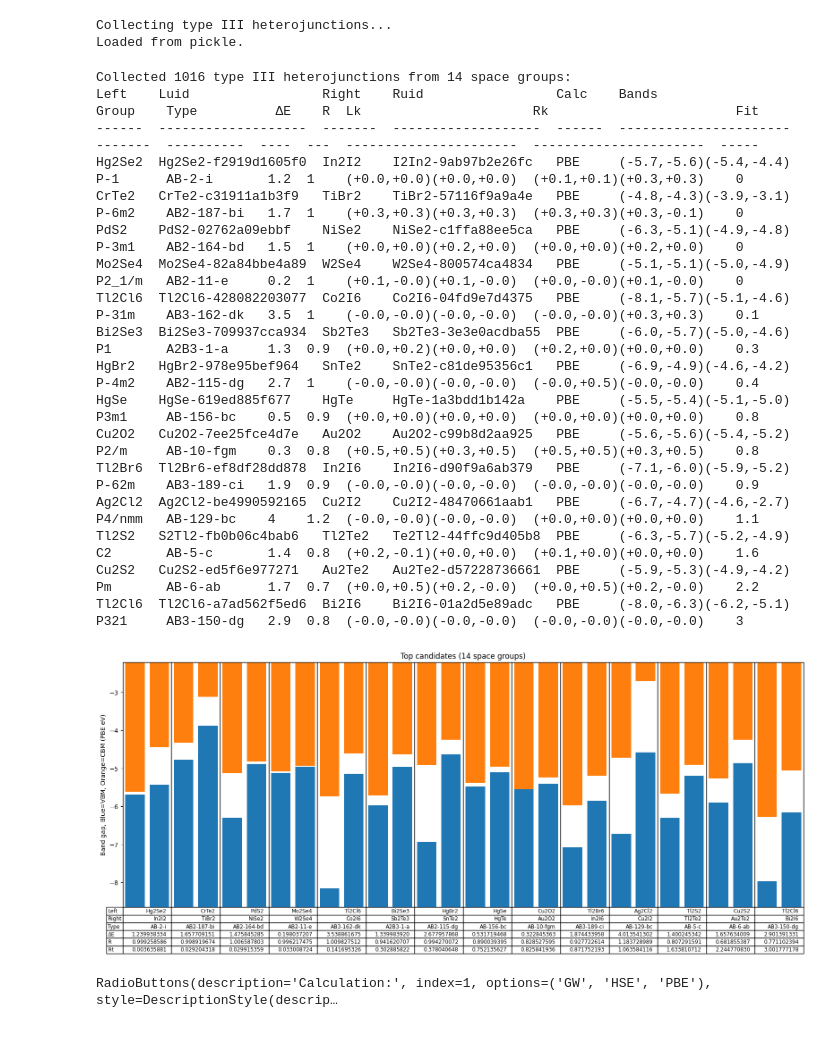
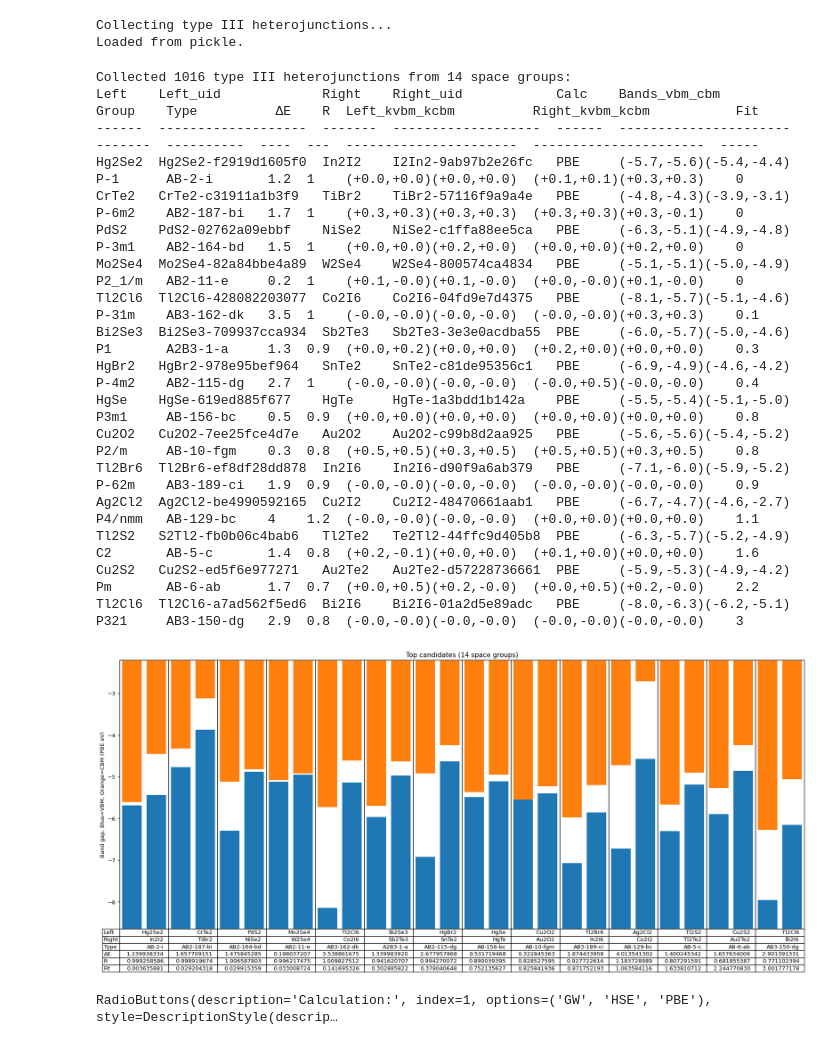
Before and after one commit to MayCXC/DIPC, a Jupyter notebook: topinsulators.ipynb, the cells around one changed output. Saved outputs shown, nothing was run; the diff lists cells and outputs as text; code cells hidden in the pictures.

```diff
--- a/topinsulators.ipynb
+++ b/topinsulators.ipynb
@@ -5,10 +11,5 @@ if not ( path.exists('c2db.db') or path.exists('typeIII.pickle') ):
 # %%
 import sys
-try:
-    import ase.db
-except ImportError:
-    !{sys.executable} -m pip install ase asr gpaw
-    import ase.db
 import pickle
 from itertools import product
 from enum import IntEnum
@@ -112,17 +113,17 @@ def candidate(left, right):
 
 Headers = IntEnum('Headers',( # Column titles
         'Left',
-        'Luid',
+        'Left_uid',
         'Right',
-        'Ruid',
+        'Right_uid',
         'Calc',
-        'Bands',
+        'Bands_vbm_cbm',
         'Group',
         'Type',
         'ΔE',
         'R',
-        'Lk',
-        'Rk',
+        'Left_kvbm_kcbm',
+        'Right_kvbm_kcbm',
         'Fit'
     ),
     start=0
@@ -176,11 +177,11 @@ def pretty(row, calc, figs, plus=False):
         row[i][row[Headers.Calc].index(calc)]
             if i == Headers.Calc else
         points.format(*row[i][row[Headers.Calc].index(calc)])
-            if i == Headers.Bands else
+            if i == Headers.Bands_vbm_cbm else
         fmt.format(row[i][row[Headers.Calc].index(calc)])
             if i == Headers.ΔE else
         points.format(row[i][0][0], row[i][0][1], row[i][1][0], row[i][1][1])
-            if i in (Headers.Lk, Headers.Rk) else
+            if i in (Headers.Left_kvbm_kcbm, Headers.Right_kvbm_kcbm) else
         fmt.format(row[i])
             if isinstance(row[i],float) else
         row[i]
@@ -193,7 +194,7 @@ print(tabulate( # Print a table of the best pairs
 ))
 # %% [output]
 Collected 1016 type III heterojunctions from 14 space groups:
-Left    Luid                 Right    Ruid                 Calc    Bands                   Group    Type          ΔE    R  Lk                      Rk                        Fit
+Left    Left_uid             Right    Right_uid            Calc    Bands_vbm_cbm           Group    Type          ΔE    R  Left_kvbm_kcbm          Right_kvbm_kcbm           Fit
 ------  -------------------  -------  -------------------  ------  ----------------------  -------  ----------  ----  ---  ----------------------  ----------------------  -----
 Hg2Se2  Hg2Se2-f2919d1605f0  In2I2    I2In2-9ab97b2e26fc   PBE     (-5.7,-5.6)(-5.4,-4.4)  P-1      AB-2-i       1.2  1    (+0.0,+0.0)(+0.0,+0.0)  (+0.1,+0.1)(+0.3,+0.3)    0
 CrTe2   CrTe2-c31911a1b3f9   TiBr2    TiBr2-57116f9a9a4e   PBE     (-4.8,-4.3)(-3.9,-3.1)  P-6m2    AB2-187-bi   1.7  1    (+0.3,+0.3)(+0.3,+0.3)  (+0.3,+0.3)(+0.3,-0.1)    0
@@ -214,6 +215,7 @@ Tl2Cl6  Tl2Cl6-a7ad562f5ed6  Bi2I6    Bi2I6-01a2d5e89adc   PBE     (-8.0,-6.3)(-
 import numpy as np
 import matplotlib.pyplot as plt
 from operator import itemgetter
+import tkinter
 
 table_headers = itemgetter( # Which headers to display in the table
     Headers.Left,
@@ -234,7 +236,7 @@ def bands_with_table(pairs,calc,figs): # Plot each pair of candidates, with bars
         return
 
     [leftvbm, leftcbm, rightvbm, rightcbm] = np.transpose([
-        pair[Headers.Bands][pair[Headers.Calc].index(calc)]
+        pair[Headers.Bands_vbm_cbm][pair[Headers.Calc].index(calc)]
         for pair in pairs
     ])
 
@@ -248,37 +250,42 @@ def bands_with_table(pairs,calc,figs): # Plot each pair of candidates, with bars
 
     rightx = flatx[1::2]
     ax.bar(rightx, rightvbm-emin, bottom=emin)
     ax.bar(rightx, rightcbm-emax, bottom=emax)
     #ax.bar(rightx, rightvbm-rightcbm, bottom=rightcbm)
 
     ax.set_xlim(-.5,len(flatx)-.5)
     ax.set_ylim(emin,emax)
 
     plt.xticks([],[])
 
     table = plt.table(
         cellText=np.transpose([table_headers(tuple(pretty(pair,calc,figs))) for pair in pairs]),
         rowLabels=table_headers(tuple(header.name for header in Headers)),
         loc='bottom'
     )
     table.auto_set_font_size(False)
-    table.set_fontsize('small')
+    table.set_fontsize('medium')
 
     plt.table(
-        cellText = [['' for x in leftx]],
+        cellText=[['' for x in leftx]],
         bbox=[0,0,1,1]
     )
 
     plt.ylabel('Band gap, Blue=VBM, Orange=CBM (' + calc + ' eV)')
 
-plt.figure(figsize=(16,7),dpi=100)
+root = tkinter.Tk()
+screen_dpi = root.winfo_fpixels('1i')
+screen_width,screen_height = root.winfo_screenwidth(),root.winfo_screenheight()
+screen_width_in,screen_height_in = screen_width/screen_dpi,screen_height/screen_dpi
+
+plt.figure(figsize=(screen_width_in-2,screen_height_in-3),dpi=screen_dpi)
 bands_with_table(best,'PBE',9)
 plt.title("Top candidates (" + str(len(spgs)) + " space groups)")
 plt.tight_layout()
 
 plt.show()
 # %% [output]
-[figure, old version]
+[figure, new version]
 # %%
 from IPython.display import display
 import ipywidgets as widgets
```
Also changed, not shown: parts of 2 cells of this notebook.
